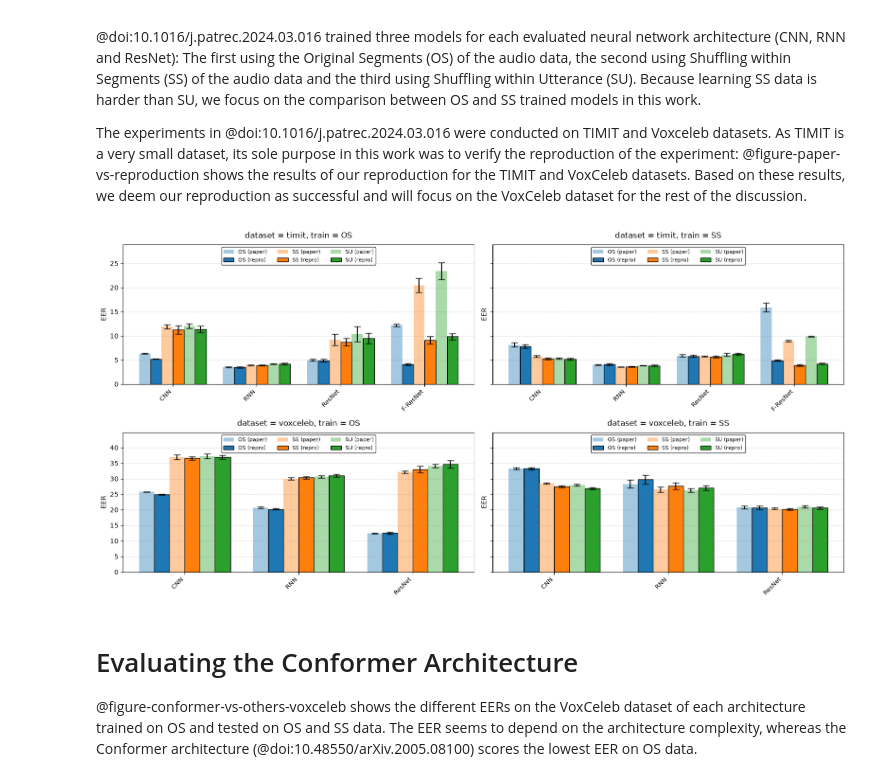
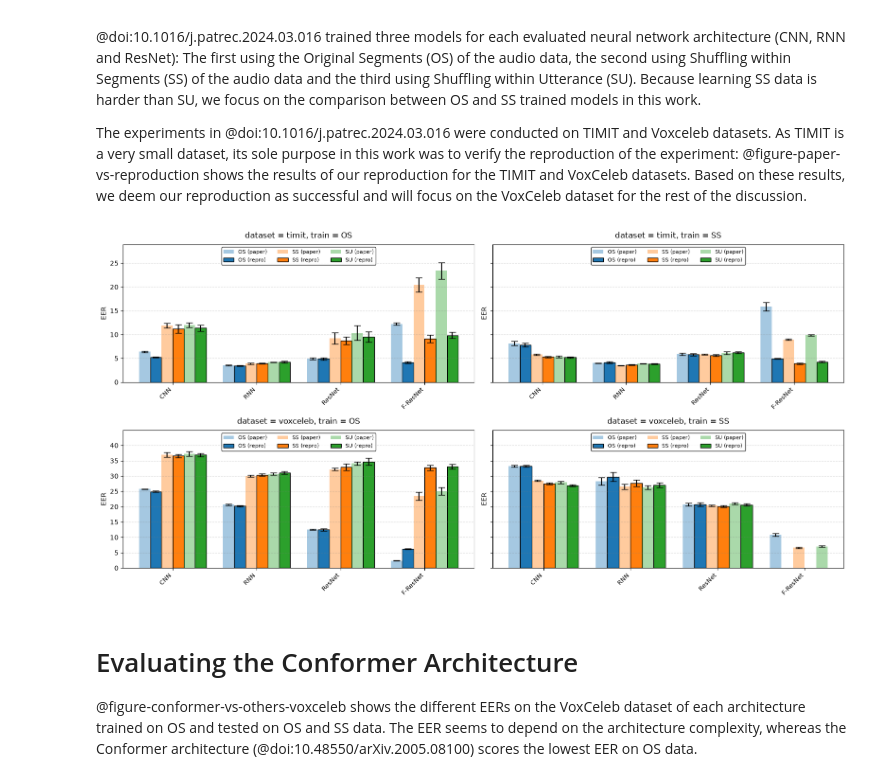
Before and after one commit to sage-diarization/Speaker-Recognition-Supra-Segmental-Temporal-Features, a Jupyter notebook: doc/speaker-verification.ipynb, the cells around one changed output. Saved outputs shown, nothing was run; the diff lists cells and outputs as text; code cells hidden in the pictures.

```diff
--- a/doc/speaker-verification.ipynb
+++ b/doc/speaker-verification.ipynb
@@ -40,9 +40,9 @@ The experiments in @doi:10.1016/j.patrec.2024.03.016 were conducted on TIMIT and
 # %%
 #| label: figure-paper-vs-reproduction
 #| caption: Experiment reproduction compared to the original paper results (@doi:10.1016/j.patrec.2024.03.016) for TIMIT and VoxCeleb datasets.
-plots.paper_vs_repro()
+plots.paper_vs_repro(archs=['CNN', 'RNN', 'ResNet', 'F-ResNet'])
 # %% [output]
-[figure, old version]
+[figure, new version]
 # %% [markdown]
 # Evaluating the Conformer Architecture
 
```
Also changed, not shown: parts of 4 cells of this notebook, 1 other file.
